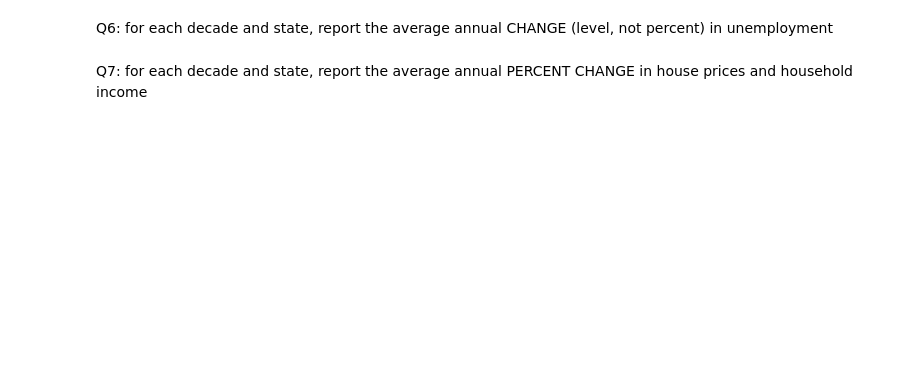
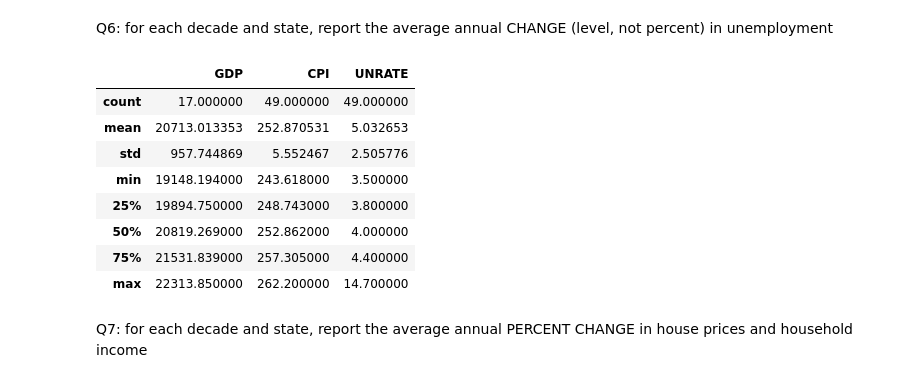
Before and after one commit to lxl0816/ledatascifi-2023, a Jupyter notebook: handouts/Pandas exercises.ipynb, the cells around one changed output. Cells and saved outputs as stored; diff of their text form; code cells hidden in the pictures; blank space fills up the shorter version.

```diff
--- a/handouts/Pandas exercises.ipynb
+++ b/handouts/Pandas exercises.ipynb
@@ -336,4 +392,16 @@ print(macro_data[:20]) # this is a dataset that is "wide", and now
 # %% [markdown]
 Q6: for each decade and state, report the average annual CHANGE (level, not percent) in unemployment
+# %%
+macro_df.describe()
+# %% [output]
+|  | GDP | CPI | UNRATE |
+| count | 17.000000 | 49.000000 | 49.000000 |
+| mean | 20713.013353 | 252.870531 | 5.032653 |
+| std | 957.744869 | 5.552467 | 2.505776 |
+| min | 19148.194000 | 243.618000 | 3.500000 |
+| 25% | 19894.750000 | 248.743000 | 3.800000 |
+| 50% | 20819.269000 | 252.862000 | 4.000000 |
+| 75% | 21531.839000 | 257.305000 | 4.400000 |
+| max | 22313.850000 | 262.200000 | 14.700000 |
 # %% [markdown]
 Q7: for each decade and state, report the average annual PERCENT CHANGE in house prices and household income
```
Also changed, not shown: parts of 9 cells of this notebook, 4 other files.
